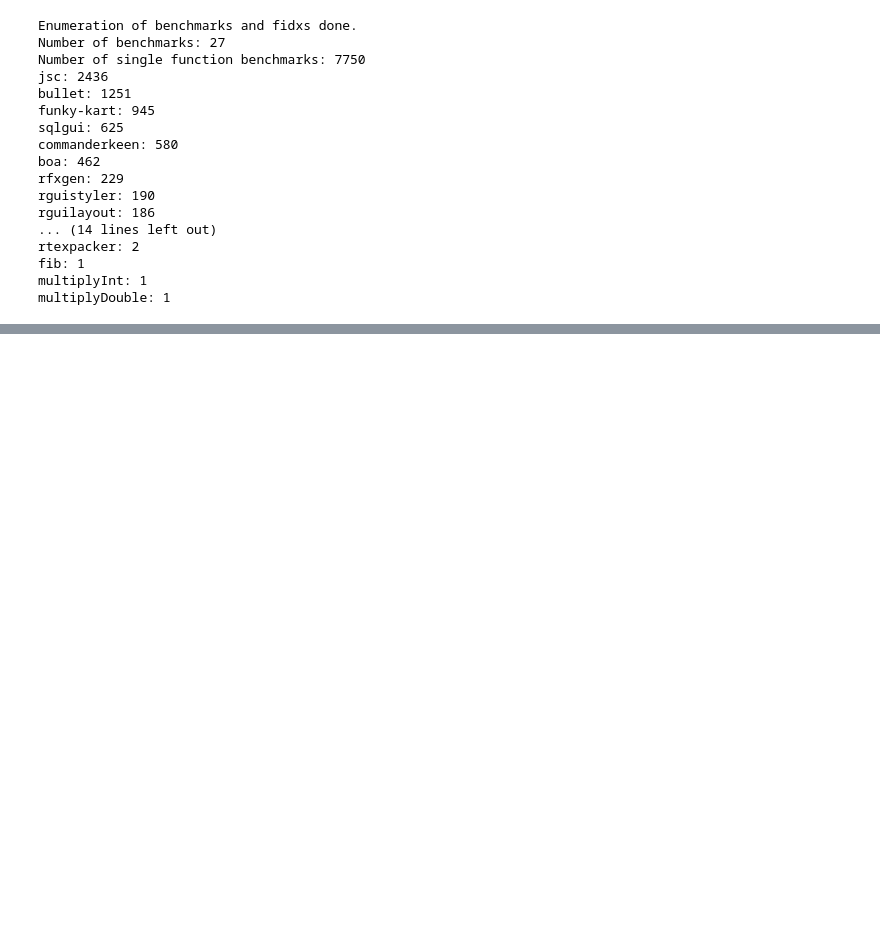
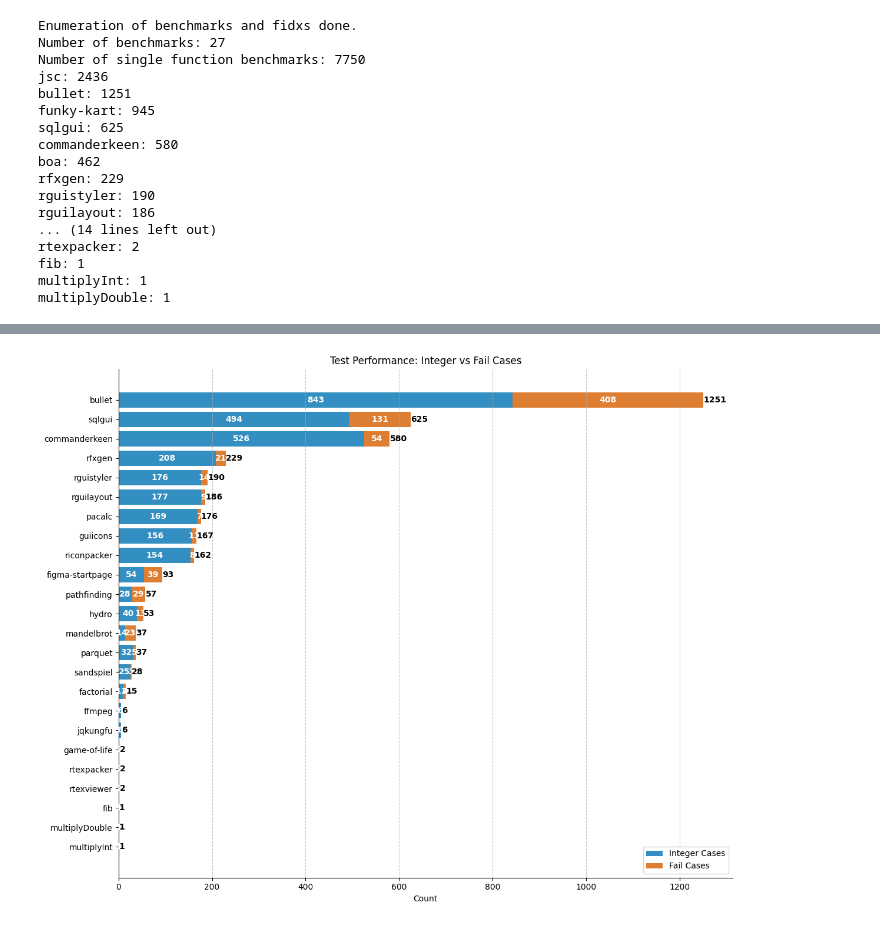
Before and after one commit to sola-st/wasm-r3, a Jupyter notebook: evaluation/eval.ipynb, the cells around one changed output, grey strips where cells are left out. Cells and saved outputs as stored; diff of their text form; code cells hidden in the pictures; blank space fills up the shorter version.

```diff
--- a/evaluation/eval.ipynb
+++ b/evaluation/eval.ipynb
@@ -25,7 +25,3 @@ rtexpacker: 2
 fib: 1
 multiplyInt: 1
 multiplyDouble: 1
-# %%
-import json
-!TEST_NAME=figma-startpage python run_slicedice.py
-with open('metrics.json', 'r') as f:  metrics = json.load(f)
@@ -33,0 +35,92 @@ Slicedice run on all candidate benchmarks and fidx
+# %%
+import matplotlib.pyplot as plt
+import json
+
+# Parse the JSON data
+with open('metrics.json', 'r') as f:
+    metrics = json.load(f)
+
+# Initialize lists for storing counts
+tests = []
+int_counts = []
+fail_counts = []
+
+# Extract metrics for plotting
+for test_name, test_data in metrics.items():
+    int_count = 0
+    fail_count = 0
+    for item in test_data.values():
+        value = item.get('wasm-r3')
+        if isinstance(value, int):
+            int_count += 1
+        elif value == "fail":
+            fail_count += 1
+
+    if int_count > 0 or fail_count > 0:
+        tests.append(test_name)
+        int_counts.append(int_count)
+        fail_counts.append(fail_count)
+
+# Sort data
+sorted_data = sorted(zip(tests, int_counts, fail_counts), key=lambda x: x[1] + x[2], reverse=True)
+tests, int_counts, fail_counts = zip(*sorted_data)
+
+# Define color blind-friendly colors
+color_int = '#0072B2'  # Blue
+color_fail = '#D55E00'  # Vermilion
+
+# Create the plot
+fig, ax = plt.subplots(figsize=(12, max(6, len(tests) * 0.4)))
+
+# Plot horizontal bars
+y_pos = range(len(tests))
+bars_int = ax.barh(y_pos, int_counts, align='center', color=color_int, alpha=0.8, label='Integer Cases')
+bars_fail = ax.barh(y_pos, fail_counts, align='center', color=color_fail, alpha=0.8, label='Fail Cases',
+                    left=int_counts)  # This places the red bars after the blue bars
+
+# Customize the plot
+ax.set_yticks(y_pos)
+ax.set_yticklabels(tests)
+ax.invert_yaxis()  # Labels read top-to-bottom
+ax.set_xlabel('Count')
+ax.set_title('Test Performance: Integer vs Fail Cases')
+
+# Add grid lines
+ax.grid(axis='x', linestyle='--', alpha=0.7)
+
+# Add value labels on the bars
+for i, (bar_int, bar_fail) in enumerate(zip(bars_int, bars_fail)):
+    int_width = bar_int.get_width()
+    fail_width = bar_fail.get_width()
+    total_width = int_width + fail_width
+
+    # Label for integer cases
+    if int_width > 0:
+        ax.text(int_width / 2, bar_int.get_y() + bar_int.get_height()/2, f'{int_width}',
+                ha='center', va='center', fontweight='bold', color='white')
+
+    # Label for fail cases
+    if fail_width > 0:
+        ax.text(int_width + fail_width / 2, bar_fail.get_y() + bar_fail.get_height()/2, f'{fail_width}',
+                ha='center', va='center', fontweight='bold', color='white')
+
+    # Total count at the end of the bar
+    ax.text(total_width + 0.5, bar_int.get_y() + bar_int.get_height()/2, f'{total_width}',
+            ha='left', va='center', fontweight='bold', color='black')
+
+# Add a legend
+ax.legend(loc='lower right')
+
+# Remove spines
+ax.spines['top'].set_visible(False)
+ax.spines['right'].set_visible(False)
+
+# Adjust layout and display the plot
+plt.tight_layout()
+plt.show()
+
+# jsc: 2436
+# funky-kart: 945
+# boa: 462 --> all fail with OOM when saving benchmark
+# %% [output]
+[figure, added]
```
Also changed, not shown: parts of 3 cells of this notebook, 8 other files.
